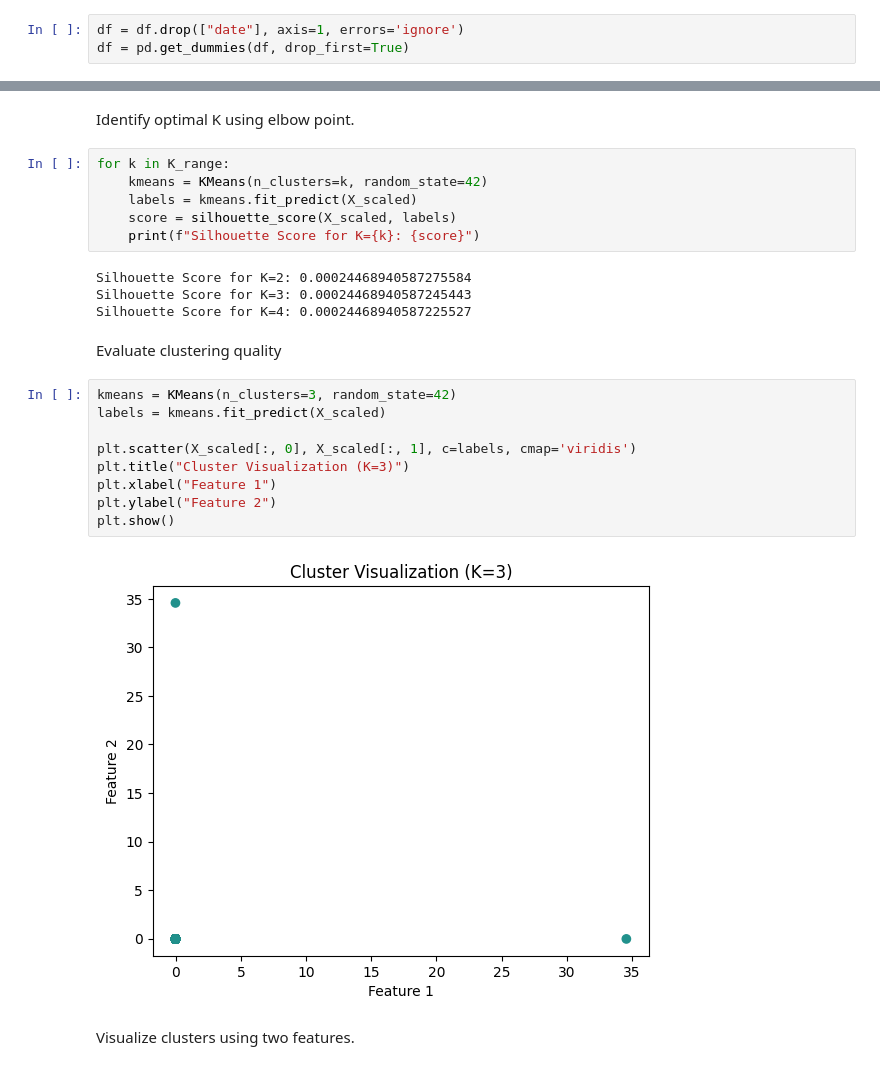
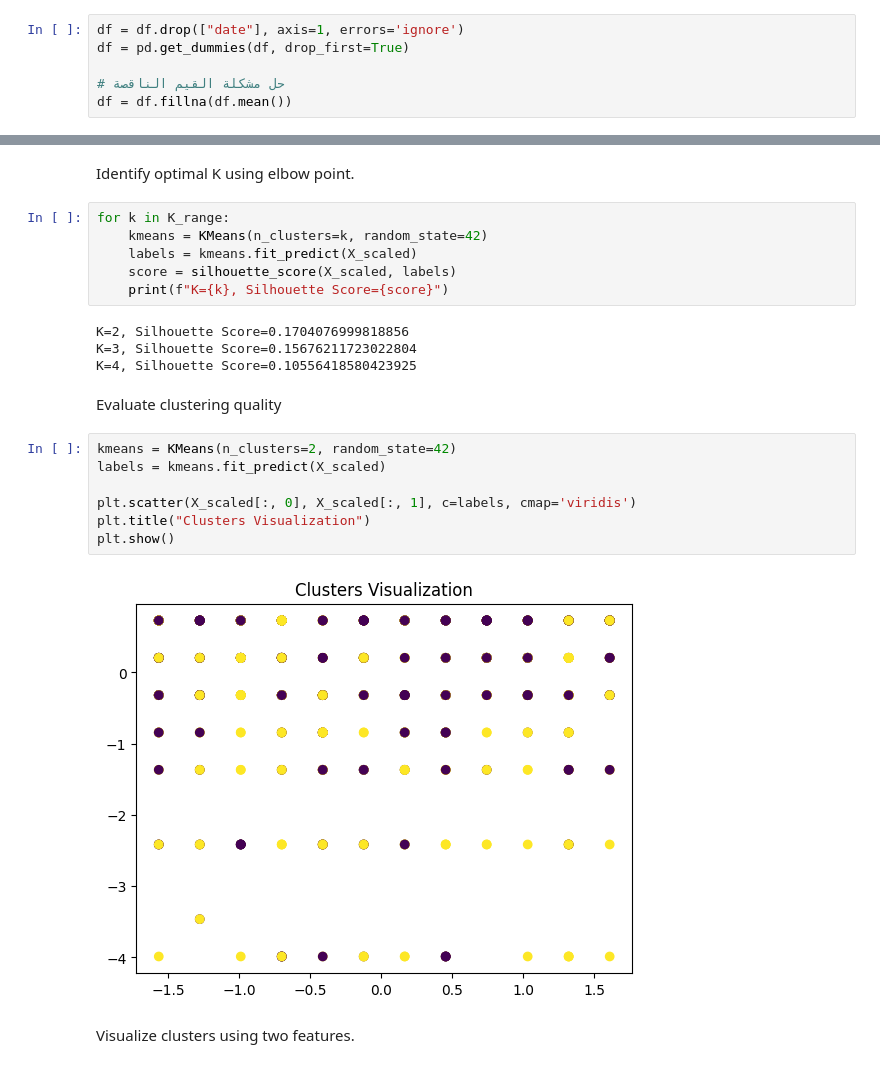
Before and after one commit to hind190/Data-Mining-Project-, a Jupyter notebook: Phase3.ipynb, the cells around one changed output, grey strips where cells are left out. Saved outputs shown, nothing was run; the diff lists cells and outputs as text.

```diff
--- a/Phase3.ipynb
+++ b/Phase3.ipynb
@@ -295,6 +291,9 @@ df = pd.read_csv("Preprocessed_dataset.csv")
 # %%
 df = df.drop(["date"], axis=1, errors='ignore')
 df = pd.get_dummies(df, drop_first=True)
+
+# حل مشكلة القيم الناقصة
+df = df.fillna(df.mean())
 # %% [markdown]
 Remove unnecessary columns and convert categorical data to numerical.
 # %%
@@ -327,24 +326,22 @@ for k in K_range:
     kmeans = KMeans(n_clusters=k, random_state=42)
     labels = kmeans.fit_predict(X_scaled)
     score = silhouette_score(X_scaled, labels)
-    print(f"Silhouette Score for K={k}: {score}")
+    print(f"K={k}, Silhouette Score={score}")
 # %% [output]
-Silhouette Score for K=2: 0.00024468940587275584
-Silhouette Score for K=3: 0.00024468940587245443
-Silhouette Score for K=4: 0.00024468940587225527
+K=2, Silhouette Score=0.1704076999818856
+K=3, Silhouette Score=0.15676211723022804
+K=4, Silhouette Score=0.10556418580423925
 # %% [markdown]
 Evaluate clustering quality
 # %%
-kmeans = KMeans(n_clusters=3, random_state=42)
+kmeans = KMeans(n_clusters=2, random_state=42)
 labels = kmeans.fit_predict(X_scaled)
 
 plt.scatter(X_scaled[:, 0], X_scaled[:, 1], c=labels, cmap='viridis')
-plt.title("Cluster Visualization (K=3)")
-plt.xlabel("Feature 1")
-plt.ylabel("Feature 2")
+plt.title("Clusters Visualization")
 plt.show()
 # %% [output]
-[figure, old version]
+[figure, new version]
 # %% [markdown]
 Visualize clusters using two features.
 # %% [markdown]
```
Also changed, not shown: parts of 12 cells of this notebook.
